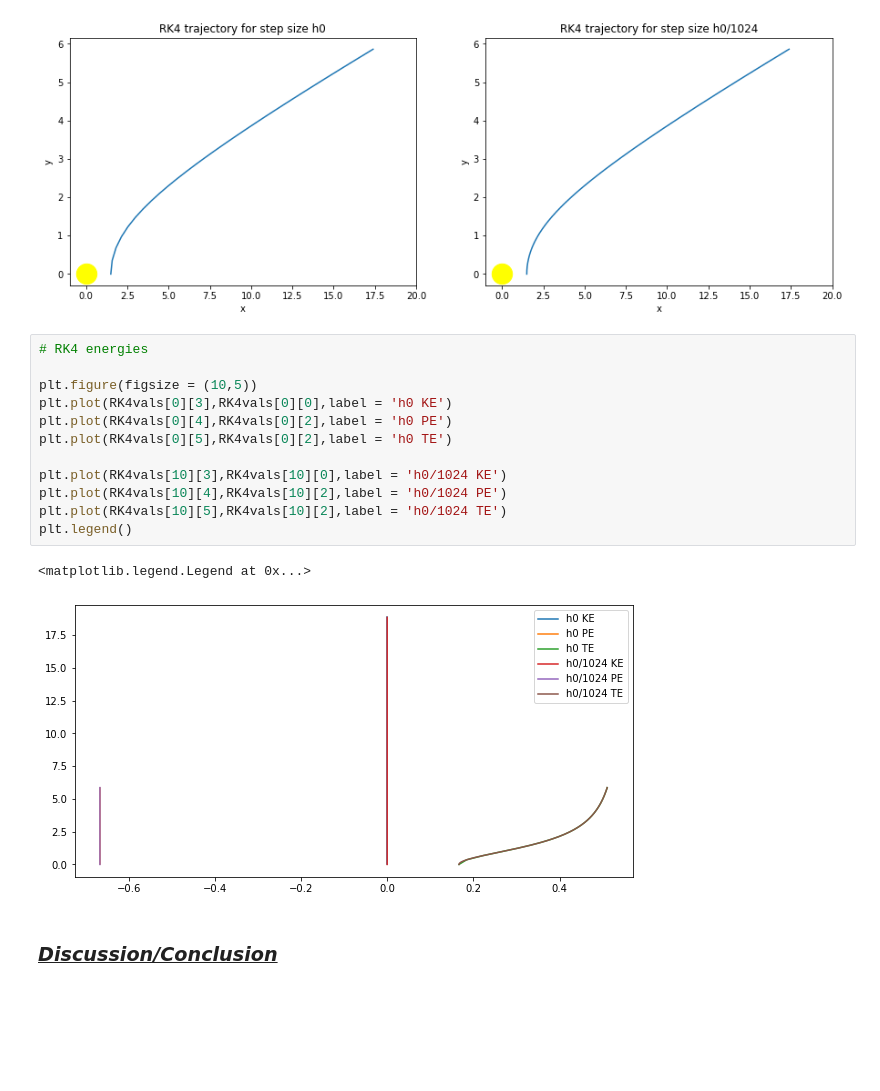
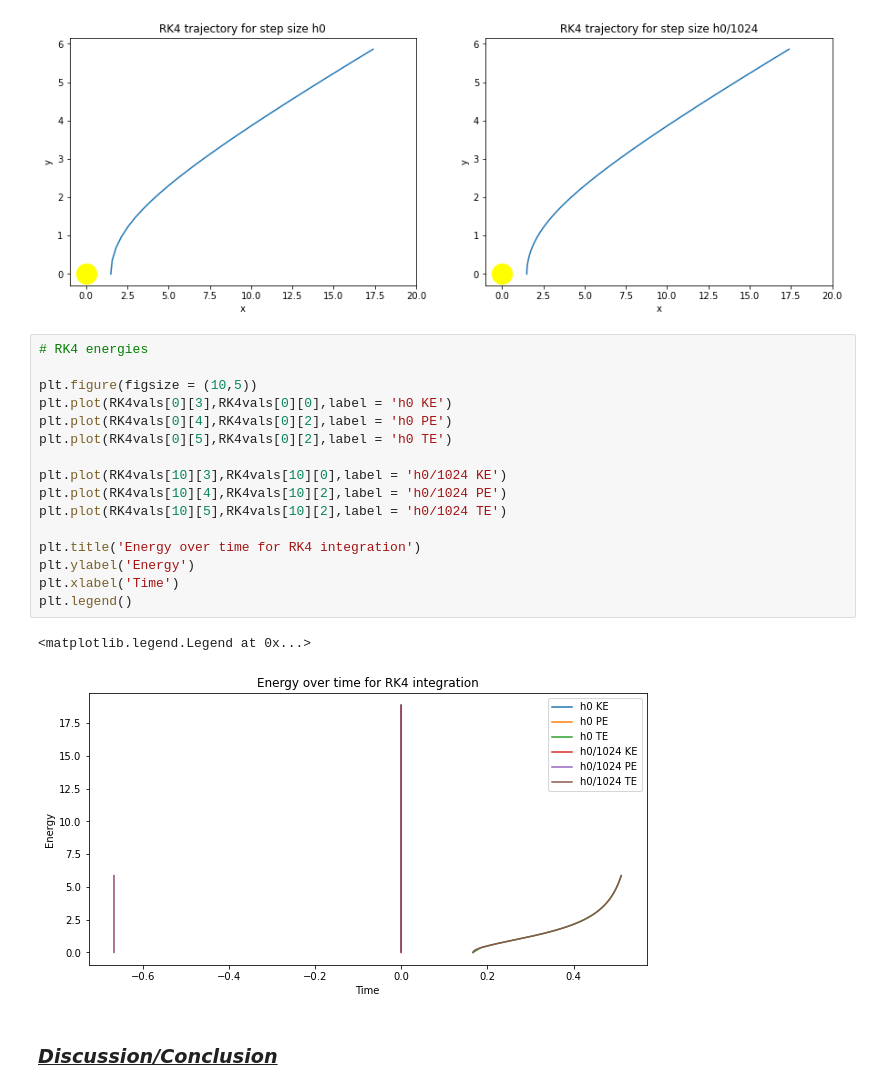
Before and after one commit to AriAtari/AST-projecy-group-10, a Jupyter notebook: Group10.ipynb, the cells around one changed output. Saved outputs shown, nothing was run; the diff lists cells and outputs as text; blank space fills up the shorter version.

```diff
--- a/Group10.ipynb
+++ b/Group10.ipynb
@@ -349,17 +357,21 @@ Text(0, 0.5, 'y')
 # %%
 # RK4 energies
 
 plt.figure(figsize = (10,5))
 plt.plot(RK4vals[0][3],RK4vals[0][0],label = 'h0 KE')
 plt.plot(RK4vals[0][4],RK4vals[0][2],label = 'h0 PE')
 plt.plot(RK4vals[0][5],RK4vals[0][2],label = 'h0 TE')
 
 plt.plot(RK4vals[10][3],RK4vals[10][0],label = 'h0/1024 KE')
 plt.plot(RK4vals[10][4],RK4vals[10][2],label = 'h0/1024 PE')
 plt.plot(RK4vals[10][5],RK4vals[10][2],label = 'h0/1024 TE')
+
+plt.title('Energy over time for RK4 integration')
+plt.ylabel('Energy')
+plt.xlabel('Time')
 plt.legend()
 # %% [output]
 <matplotlib.legend.Legend at 0x...>
-[figure, old version]
+[figure, new version]
 # %% [markdown]
 ### <u>_Discussion/Conclusion_
```
Also changed, not shown: parts of 2 cells of this notebook.
